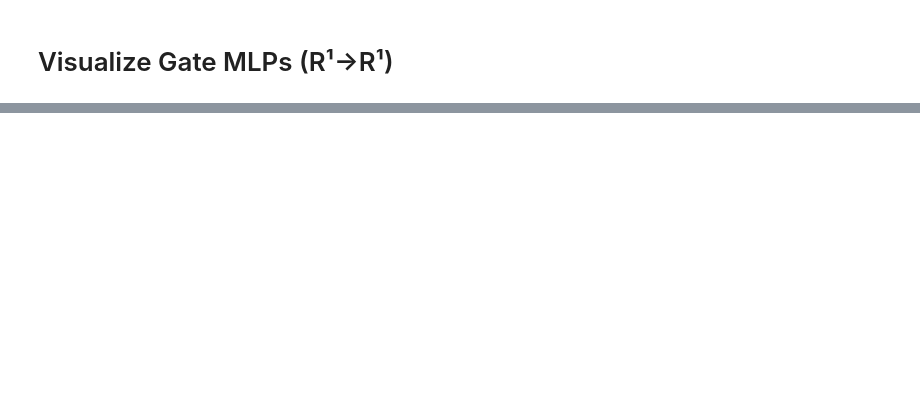
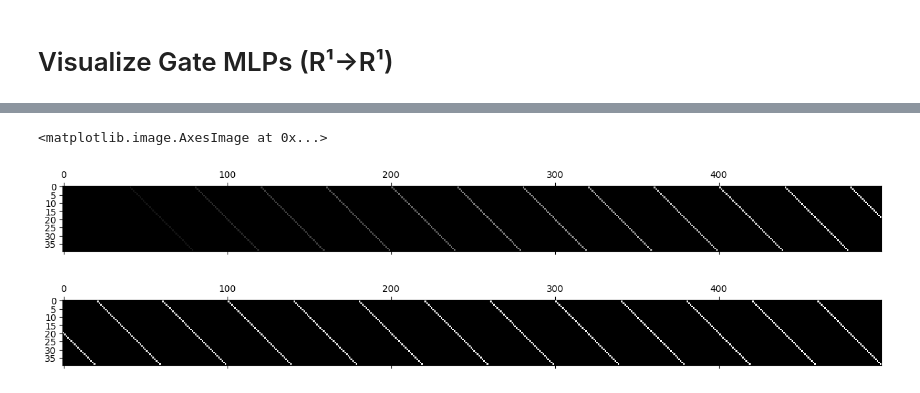
Before and after one commit to mivanit/apd, a Jupyter notebook: notebooks/visualize_gate_mlp_simple.ipynb, the cells around one changed output, grey strips where cells are left out. Cells and saved outputs as stored; diff of their text form; code cells hidden in the pictures; blank space fills up the shorter version.

```diff
--- a/notebooks/visualize_gate_mlp_simple.ipynb
+++ b/notebooks/visualize_gate_mlp_simple.ipynb
@@ -66,15 +58,26 @@ dead_indicies: Int[torch.Tensor, "top_k_dead_alive"] = perm_indices["linear1"][t
 # %%
 # Create magnitude levels
 n_magnitudes: int = 100
 magnitudes: Float[torch.Tensor, "n_magnitudes"] = torch.linspace(0, 1, n_magnitudes, device=DEVICE)
 
 # Create batch: each one-hot vector at each magnitude
-batch: Float[torch.Tensor, "n_features*n_magnitudes n_features"] = torch.zeros(n_features * n_magnitudes, n_features, device=DEVICE)
+batch: Float[torch.Tensor, "n_features*n_magnitudes n_features"] = torch.zeros(
+    n_features * n_magnitudes,
+    n_features,
+    device=DEVICE,
+)
 
 for i, magnitude in enumerate(magnitudes):
     start_idx = i * n_features
     end_idx = (i + 1) * n_features
     batch[start_idx:end_idx] = torch.eye(n_features, device=DEVICE) * magnitude
+
+plt.matshow(batch.cpu().numpy()[:500].T, cmap="gray")
+plt.matshow(batch.cpu().numpy()[-500:].T, cmap="gray")
+# %% [output]
+<matplotlib.image.AxesImage at 0x...>
+[figure, added]
+[figure, added]
 # %%
 # Calculate component activations (A matrices applied to pre-weight acts)
 pre_gate_acts = model.forward_with_pre_forward_cache_hooks(
```
Also changed, not shown: parts of 11 cells of this notebook, 2 other files.
